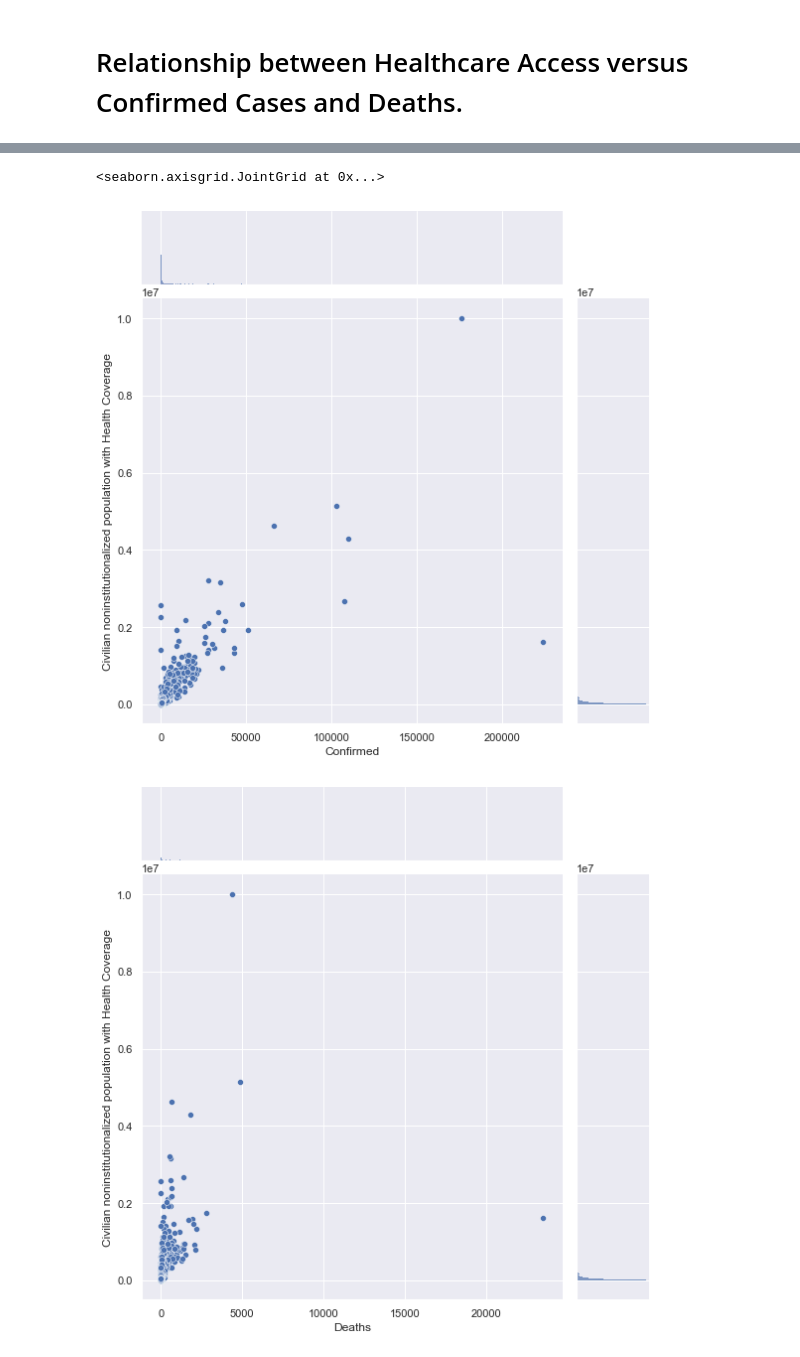
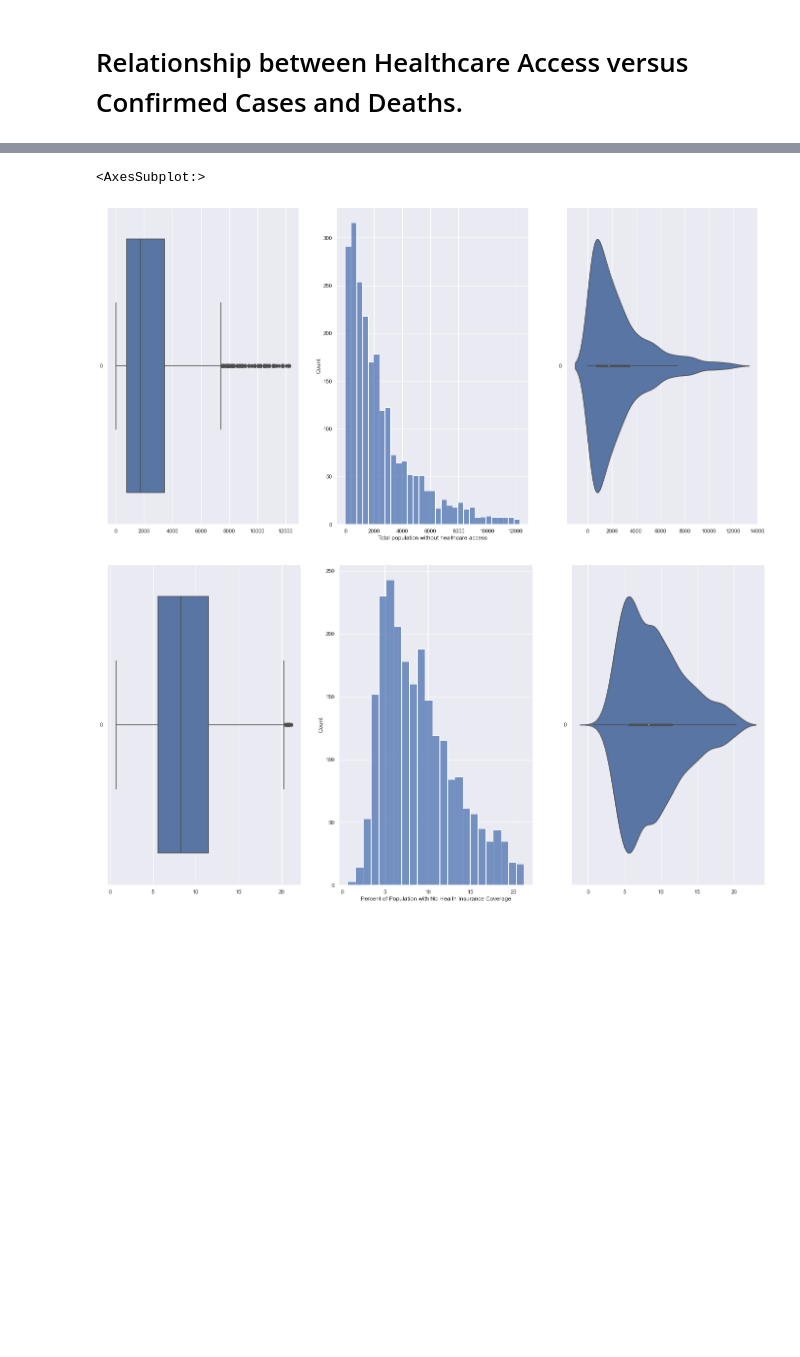
Before and after one commit to FreedomXV/SC1015-Mini-Project, a Jupyter notebook: Healthcare Access EDA/Healthcare Access_Exploratory Analysis .ipynb, the cells around one changed output, grey strips where cells are left out. Saved outputs shown, nothing was run; the diff lists cells and outputs as text; code cells hidden in the pictures; blank space fills up the shorter version.

```diff
--- a/Healthcare Access EDA/Healthcare Access_Exploratory Analysis .ipynb
+++ b/Healthcare Access EDA/Healthcare Access_Exploratory Analysis .ipynb
@@ -10,4 +13,18 @@ from sklearn.model_selection import train_test_split
 sb.set()
 # %%
-healdata = pd.read_csv('Health_Insurance_Coverage_condensed.csv')
-healdata.head()
+# Helper Functions
+# Removing Outliers
+def removeOutliers(df):
+    temp = pd.DataFrame()
+    for var in df:
+        Q1 = df[var].quantile(0.25)
+        Q3 = df[var].quantile(0.75)
+        IQR = Q3 - Q1
+        temp[var] = df[var][((df[var] > (Q1 - 1.5 * IQR)) & (df[var] < (Q3 + 1.5 * IQR)))]
+        temp = temp.dropna()
+    return temp
+
+# Mean Squared Error (MSE)
+def mean_sq_err(actual, predicted):
+    '''Returns the Mean Squared Error of actual and predicted values'''
+    return np.mean(np.square(np.array(actual) - np.array(predicted)))
@@ -97,4 +147,4 @@ We will now plot a joint plot of the data points versus the confirmed cases and
 # %%
-sb.jointplot(data = healdata, x = "Confirmed", y = "Total population without healthcare access", height = 8)
-sb.jointplot(data = healdata, x = "Deaths", y = "Total population without healthcare access", height = 8)
+usacovid_health_clean = pd.DataFrame(removeOutliers(usacovid_health))
+usacovid_health_clean.head()
 # %% [output]
@@ -111,8 +169,17 @@ sb.jointplot(data = healdata_wooutliers, x = "Deaths", y = "Total population wit
 # %%
-sb.jointplot(data = healdata, x = "Confirmed", y = "Civilian noninstitutionalized population with Health Coverage", height = 8)
-sb.jointplot(data = healdata, x = "Deaths", y = "Civilian noninstitutionalized population with Health Coverage", height = 8)
+f, axes = plt.subplots(1, 3, figsize=(24, 12))
+
+sb.boxplot(data = usacovid_health_clean['Total population without healthcare access'], orient = "h", ax = axes[0])
+sb.histplot(data = usacovid_health_clean['Total population without healthcare access'], ax = axes[1])
+sb.violinplot(data = usacovid_health_clean['Total population without healthcare access'], orient = "h", ax = axes[2])
+
+f, axes = plt.subplots(1, 3, figsize=(24, 12))
+
+sb.boxplot(data = usacovid_health_clean['Percent of Population with No Health Insurance Coverage'], orient = "h", ax = axes[0])
+sb.histplot(data = usacovid_health_clean['Percent of Population with No Health Insurance Coverage'], ax = axes[1])
+sb.violinplot(data = usacovid_health_clean['Percent of Population with No Health Insurance Coverage'], orient = "h", ax = axes[2])
 # %% [output]
-<seaborn.axisgrid.JointGrid at 0x...>
+<AxesSubplot:>
-[figure, old version]
+[figure, new version]
-[figure, old version]
+[figure, new version]
 # %%
```
Also changed, not shown: parts of 29 cells of this notebook, 1 other file.
